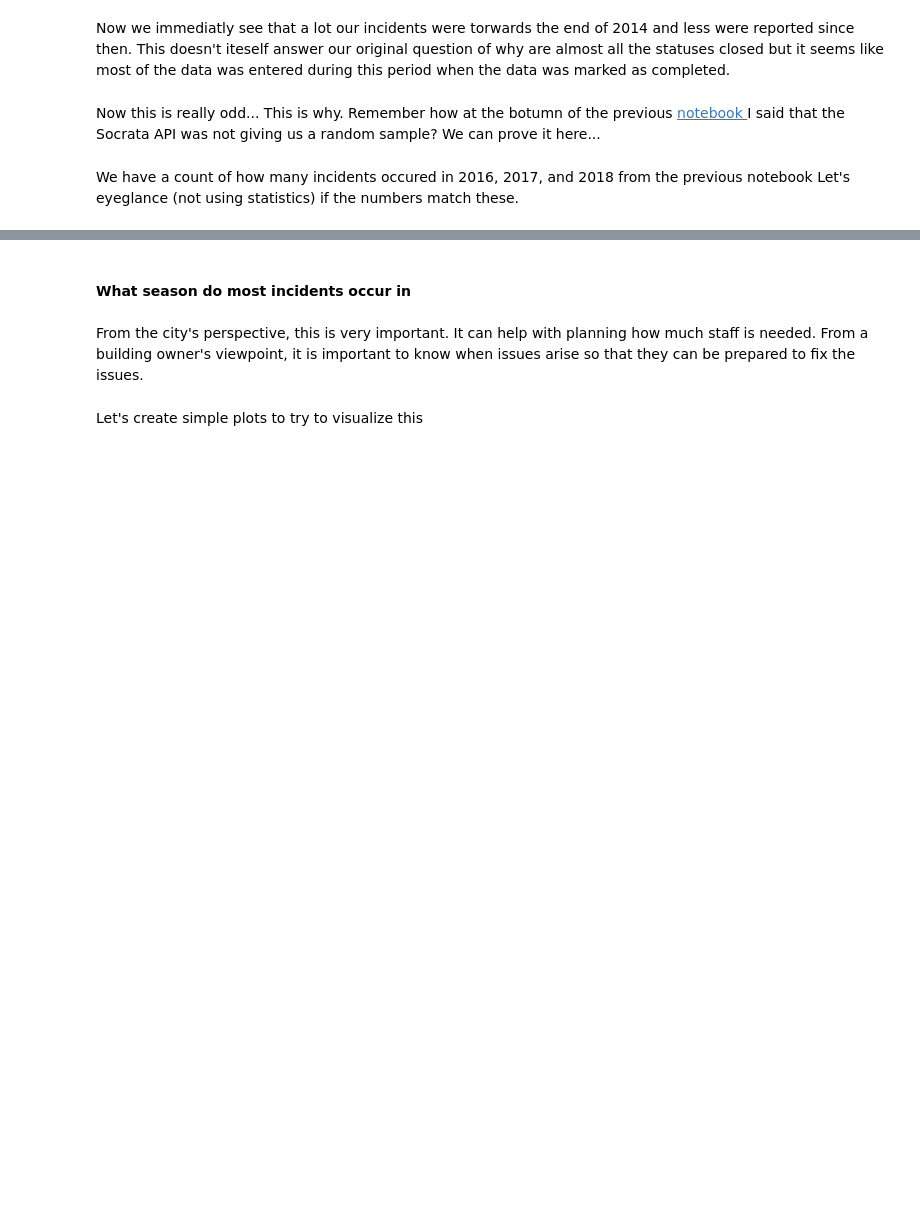
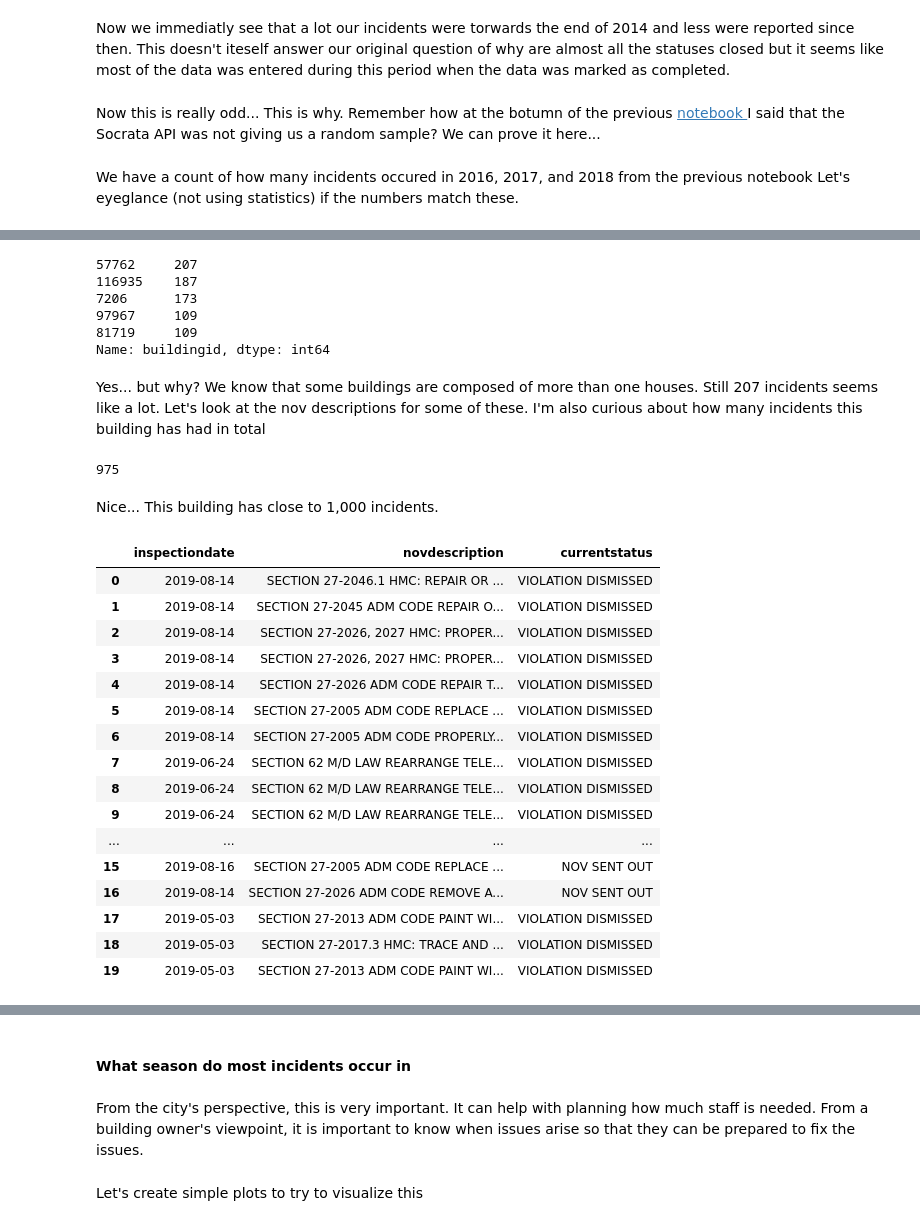
Before and after one commit to harisx91/NYCHousingMaintenanceCodeProject, a Jupyter notebook: notebooks/HousingViolationDataSetEda.ipynb, the cells around one changed output, grey strips where cells are left out. Cells and saved outputs as stored; diff of their text form; code cells hidden in the pictures; blank space fills up the shorter version.

```diff
--- a/notebooks/HousingViolationDataSetEda.ipynb
+++ b/notebooks/HousingViolationDataSetEda.ipynb
@@ -129,0 +264,40 @@ And by inspection on the graph... we can clearly see that this ratio does not ho
+# %%
+df.buildingid.value_counts().head(5)
+# %% [output]
+57762     207
+116935    187
+7206      173
+97967     109
+81719     109
+Name: buildingid, dtype: int64
+# %% [markdown]
+Yes... but why? We know that some buildings are composed of more than one houses. Still 207 incidents seems like a lot. Let's look at the nov descriptions for some of these. I'm also curious about how many incidents this building has had in total
+# %%
+building = pd.read_csv("https://data.cityofnewyork.us/resource/wvxf-dwi5.csv?$query=Select%20inspectiondate,novdescription,currentstatus%20where%20buildingid=57762", parse_dates = ['inspectiondate'])
+# %%
+pd.set_option('display.max_colwidth', -1)
+len(building)
+# %% [output]
+975
+# %% [markdown]
+Nice... This building has close to 1,000 incidents.
+# %%
+building.head(20)
+# %% [output]
+|  | inspectiondate | novdescription | currentstatus |
+| 0 | 2019-08-14 | SECTION 27-2046.1 HMC: REPAIR OR ... | VIOLATION DISMISSED |
+| 1 | 2019-08-14 | SECTION 27-2045 ADM CODE REPAIR O... | VIOLATION DISMISSED |
+| 2 | 2019-08-14 | SECTION 27-2026, 2027 HMC: PROPER... | VIOLATION DISMISSED |
+| 3 | 2019-08-14 | SECTION 27-2026, 2027 HMC: PROPER... | VIOLATION DISMISSED |
+| 4 | 2019-08-14 | SECTION 27-2026 ADM CODE REPAIR T... | VIOLATION DISMISSED |
+| 5 | 2019-08-14 | SECTION 27-2005 ADM CODE REPLACE ... | VIOLATION DISMISSED |
+| 6 | 2019-08-14 | SECTION 27-2005 ADM CODE PROPERLY... | VIOLATION DISMISSED |
+| 7 | 2019-06-24 | SECTION 62 M/D LAW REARRANGE TELE... | VIOLATION DISMISSED |
+| 8 | 2019-06-24 | SECTION 62 M/D LAW REARRANGE TELE... | VIOLATION DISMISSED |
+| 9 | 2019-06-24 | SECTION 62 M/D LAW REARRANGE TELE... | VIOLATION DISMISSED |
+| ... | ... | ... | ... |
+| 15 | 2019-08-16 | SECTION 27-2005 ADM CODE REPLACE ... | NOV SENT OUT |
+| 16 | 2019-08-14 | SECTION 27-2026 ADM CODE REMOVE A... | NOV SENT OUT |
+| 17 | 2019-05-03 | SECTION 27-2013 ADM CODE PAINT WI... | VIOLATION DISMISSED |
+| 18 | 2019-05-03 | SECTION 27-2017.3 HMC: TRACE AND ... | VIOLATION DISMISSED |
+| 19 | 2019-05-03 | SECTION 27-2013 ADM CODE PAINT WI... | VIOLATION DISMISSED |
```
Also changed, not shown: parts of 38 cells of this notebook, 2 other files.
